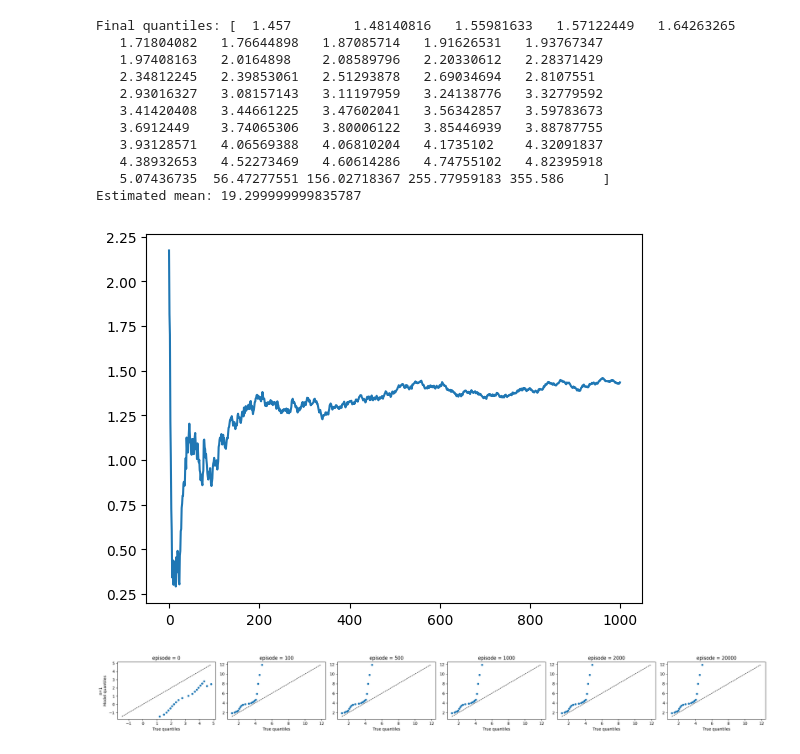
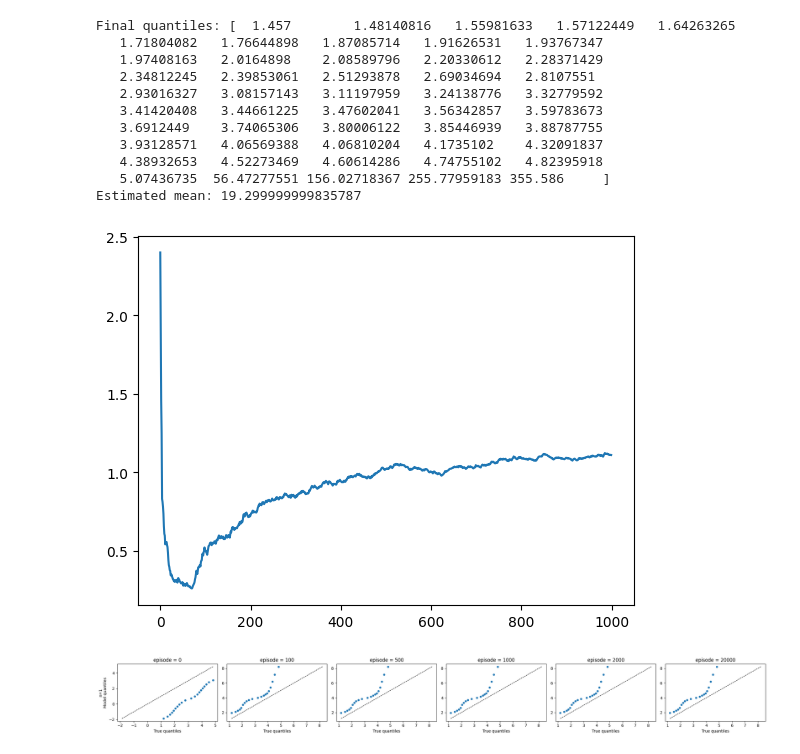
Before and after one commit to Isak-Petrin/distributional_RL_python, a Jupyter notebook: Welcome_to_Colab.ipynb, the cells around one changed output. Saved outputs shown, nothing was run; the diff lists cells and outputs as text; code cells hidden in the pictures.

```diff
--- a/Welcome_to_Colab.ipynb
+++ b/Welcome_to_Colab.ipynb
@@ -1590,12 +1590,13 @@ taus = np.asarray([((i - 1) / N + i / N) / 2 for i in range(1, N + 1)])
 qs = mixture_quantiles(taus, mu1, var1, mu2, var2, w1=w1)
 
 class QuantileEstimator:
-    def __init__(self, N, anneal=True):
+    def __init__(self, N, beta, anneal=True):
         self.theta = np.linspace(-2, 2, N)
         self.anneal = anneal
         self.steps = 0
-        self.episode
+        self.episode = 0
         self.tau_hat = np.asarray([((i - 1) / N + i / N) / 2 for i in range(1, N + 1)])
+        self.beta = beta
 
     def ddtheta(self, Y, theta):
         S = len(Y)
@@ -1633,7 +1634,7 @@ class QuantileEstimator:
 
     def learn(self, Y, alpha):
         #lr = alpha / (1 + 1e-3 * self.steps) if self.anneal else alpha
-        lr = 1 / (1+self.steps*0.01)
+        lr = 1 / (1+self.episode)**0.7
         g = self.ddtheta(Y, self.theta)
         self.theta = self.theta - lr * g
         self.steps += 1
@@ -1736,10 +1737,11 @@ for e in range(episodes):
 import tqdm
 theta_dic = {n: [] for n in nn}
 gamma = 1
-alpha = 1e-1
+beta = 0.5
+alpha = 0.1
 N = 20
 w_dic = {n: [] for n in nn}
-q_dic = {n: QuantileEstimator(N=N, anneal=True) for n in nn}
+q_dic = {n: QuantileEstimator(N=N, anneal=True, beta = beta) for n in nn}
 for sim, n_cur in enumerate(nn):
     n = n_cur
     qe = q_dic[n_cur]
@@ -1761,6 +1763,7 @@ for sim, n_cur in enumerate(nn):
             targets = rsum + gamma**n * (np.zeros((N,)) if done else qe.theta)
 
             qe.learn(targets,  alpha )
+        qe.episode += 1
         w_lst.append(np.mean(np.abs(np.array(qe.theta) - qs)))
         if episode % 10 == 0:
             theta_lst.append(qe.theta)
@@ -1824,32 +1827,32 @@ def plot_qq_grid(theta_dic, true_qs, checkpoints, n_values=None):
                 ep_idx = ep
 
             ax = axes[i, j]
 
             model_qs = np.array(theta_history[ep_idx])
 
             # QQ plot
             ax.scatter(true_qs, model_qs, s=18)
 
             # 45-degree line
             qmin = min(true_qs.min(), model_qs.min())
             qmax = max(true_qs.max(), model_qs.max())
             ax.plot([qmin, qmax], [qmin, qmax], 'k--', linewidth=1)
 
             # Labels for first column and bottom row
             if j == 0:
                 ax.set_ylabel(f"n={n}\nModel quantiles")
 
             if i == num_n - 1:
                 ax.set_xlabel("True quantiles")
 
             ax.set_title(f"episode = {ep}")
 
     plt.tight_layout()
     plt.show()
 checkpoints = [0, 100, 500, 1000, 2000, 20000]
 true_qs = qs  # from your mixture model
 
 plot_qq_grid(theta_dic, true_qs, checkpoints)
 # %% [output]
-[figure, old version]
+[figure, new version]
-[figure, old version]
+[figure, new version]
```
